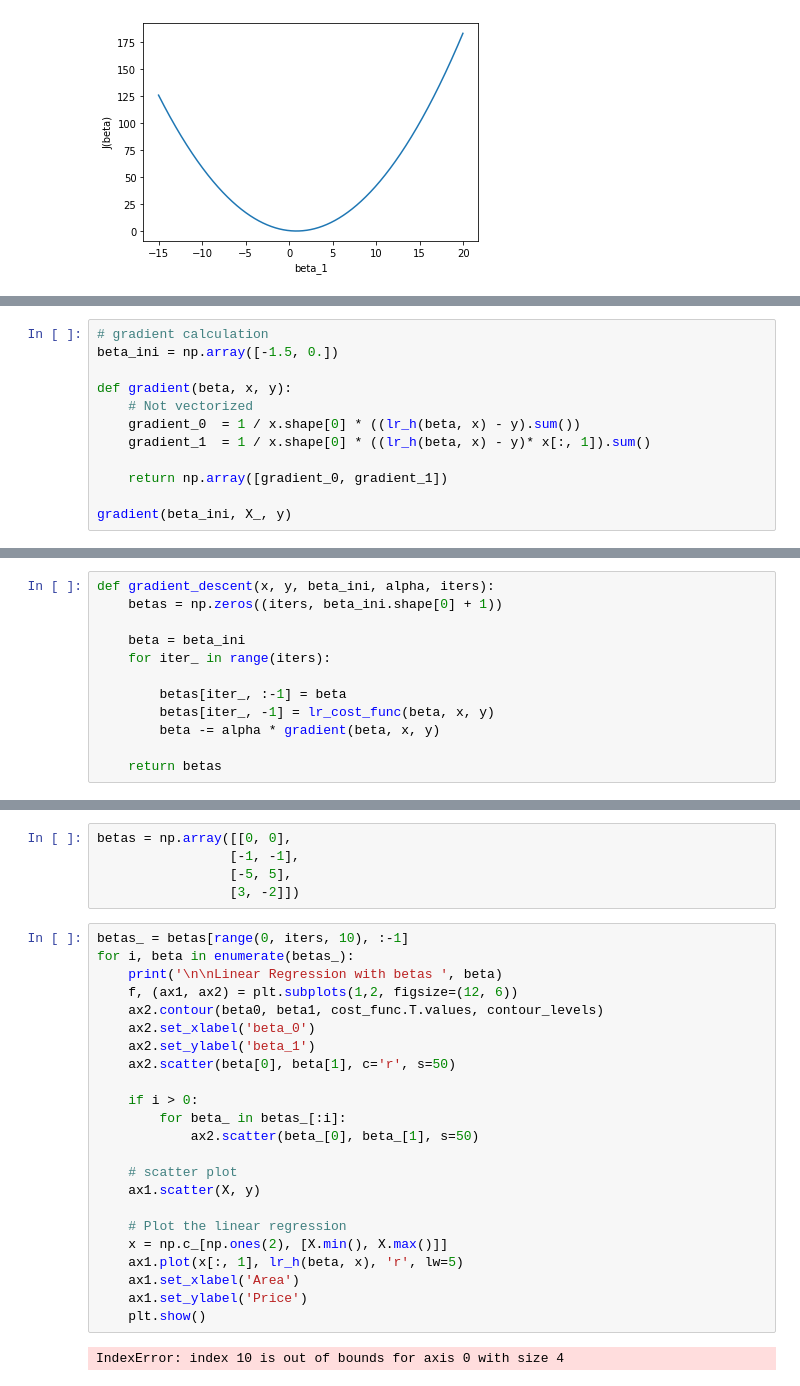
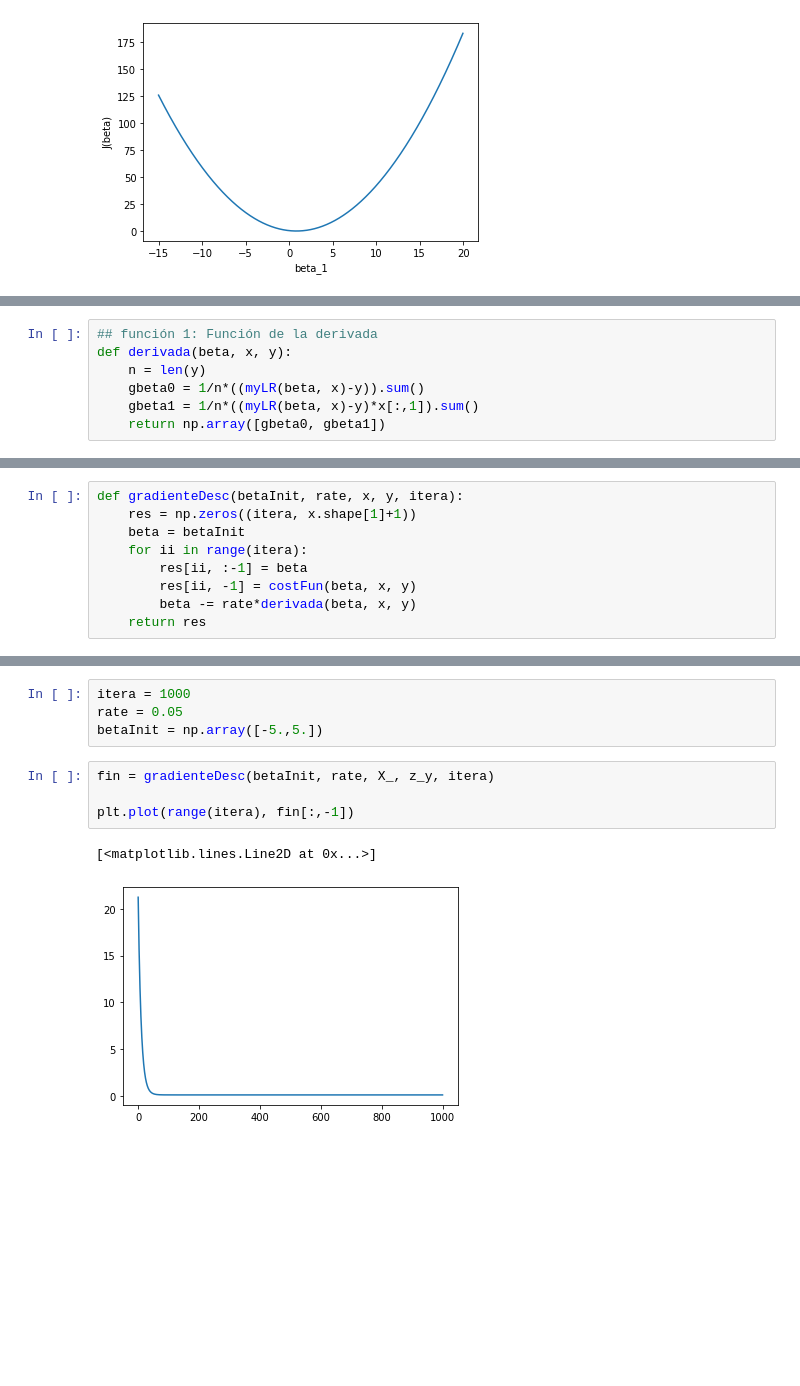
Before and after one commit to Leonardob29/Actividades_Diplomado, a Jupyter notebook: Regresion_Lineal/Regresion_Lineal.ipynb, the cells around one changed output, grey strips where cells are left out. Drawn from its saved outputs; the diff is of its cells as text; blank space fills up the shorter version.

```diff
--- a/Regresion_Lineal/Regresion_Lineal.ipynb
+++ b/Regresion_Lineal/Regresion_Lineal.ipynb
@@ -215,12 +293,7 @@ cost2[np.argmin(cost2)]
 # %%
-# gradient calculation
-beta_ini = np.array([-1.5, 0.])
-
-def gradient(beta, x, y):
-    # Not vectorized
-    gradient_0  = 1 / x.shape[0] * ((lr_h(beta, x) - y).sum())
-    gradient_1  = 1 / x.shape[0] * ((lr_h(beta, x) - y)* x[:, 1]).sum()
-
-    return np.array([gradient_0, gradient_1])
-
-gradient(beta_ini, X_, y)
+## función 1: Función de la derivada
+def derivada(beta, x, y):
+    n = len(y)
+    gbeta0 = 1/n*((myLR(beta, x)-y)).sum()
+    gbeta1 = 1/n*((myLR(beta, x)-y)*x[:,1]).sum()
+    return np.array([gbeta0, gbeta1])
@@ -229,12 +304,9 @@ array([-340414.15957447, -105764.13349282])
 # %%
-def gradient_descent(x, y, beta_ini, alpha, iters):
-    betas = np.zeros((iters, beta_ini.shape[0] + 1))
-
-    beta = beta_ini
-    for iter_ in range(iters):
-
-        betas[iter_, :-1] = beta
-        betas[iter_, -1] = lr_cost_func(beta, x, y)
-        beta -= alpha * gradient(beta, x, y)
-
-    return betas
+def gradienteDesc(betaInit, rate, x, y, itera):
+    res = np.zeros((itera, x.shape[1]+1))
+    beta = betaInit
+    for ii in range(itera):
+        res[ii, :-1] = beta
+        res[ii, -1] = costFun(beta, x, y)
+        beta -= rate*derivada(beta, x, y)
+    return res
@@ -270,30 +313,11 @@ http://pandas.pydata.org/pandas-docs/stable/user_guide/indexing.html#ix-indexer-
-# %%
-betas = np.array([[0, 0],
-                 [-1, -1],
-                 [-5, 5],
-                 [3, -2]])
-# %%
-betas_ = betas[range(0, iters, 10), :-1]
-for i, beta in enumerate(betas_):
-    print('\n\nLinear Regression with betas ', beta)
-    f, (ax1, ax2) = plt.subplots(1,2, figsize=(12, 6))
-    ax2.contour(beta0, beta1, cost_func.T.values, contour_levels)
-    ax2.set_xlabel('beta_0')
-    ax2.set_ylabel('beta_1')
-    ax2.scatter(beta[0], beta[1], c='r', s=50)
-
-    if i > 0:
-        for beta_ in betas_[:i]:
-            ax2.scatter(beta_[0], beta_[1], s=50)
-
-    # scatter plot
-    ax1.scatter(X, y)
-
-    # Plot the linear regression
-    x = np.c_[np.ones(2), [X.min(), X.max()]]
-    ax1.plot(x[:, 1], lr_h(beta, x), 'r', lw=5)
-    ax1.set_xlabel('Area')
-    ax1.set_ylabel('Price')
-    plt.show()
-# %% [output]
-IndexError: index 10 is out of bounds for axis 0 with size 4
+# %%
+itera = 1000
+rate = 0.05
+betaInit = np.array([-5.,5.])
+# %%
+fin = gradienteDesc(betaInit, rate, X_, z_y, itera)
+
+plt.plot(range(itera), fin[:,-1])
+# %% [output]
+[<matplotlib.lines.Line2D at 0x...>]
+[figure, added]
```
Also changed, not shown: parts of 17 cells of this notebook.
